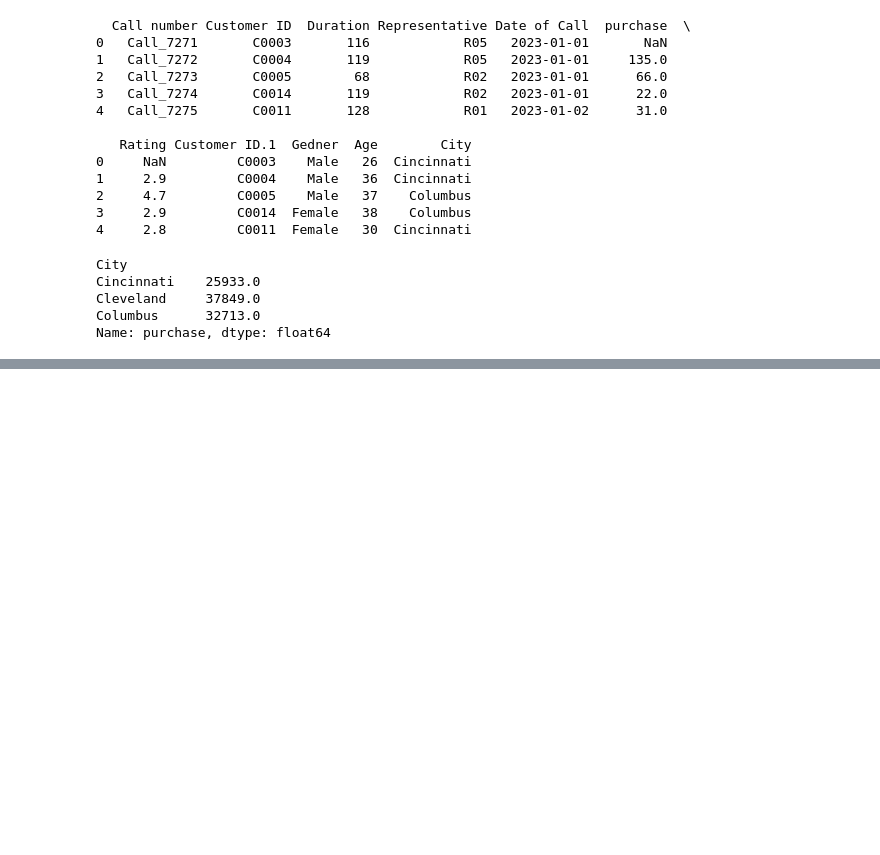
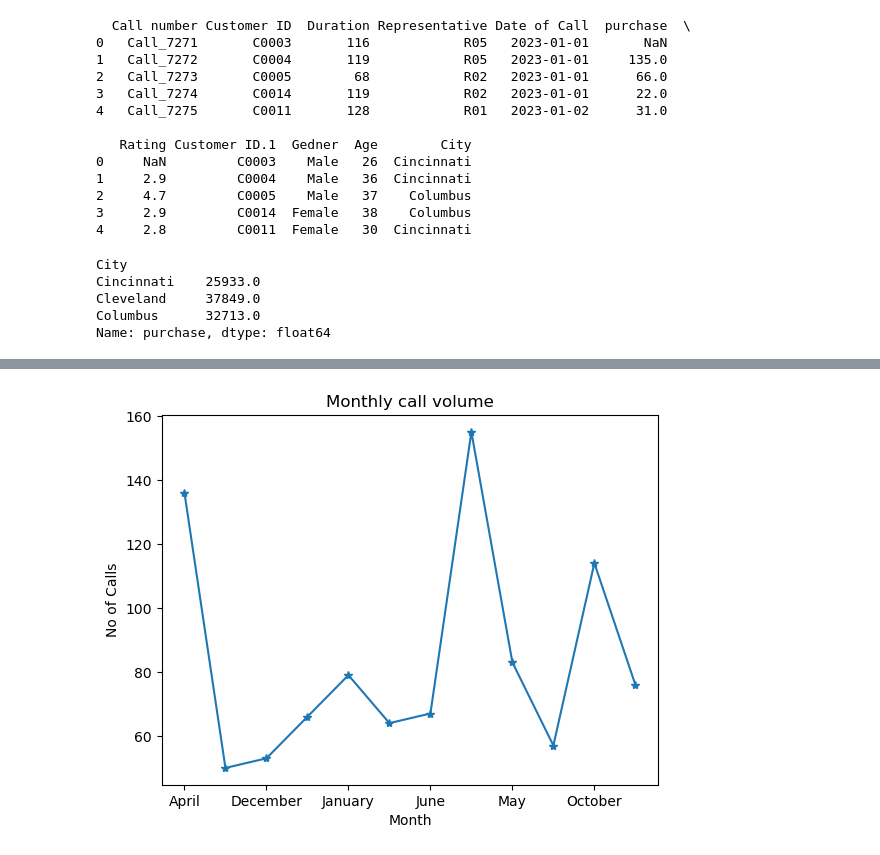
Before and after one commit to RAMAPRIYAM268/Call-Centre-Performance-Analysis, a Jupyter notebook: Source/call_centre.ipynb, the cells around one changed output, grey strips where cells are left out. Saved outputs shown, nothing was run; the diff lists cells and outputs as text; code cells hidden in the pictures; blank space fills up the shorter version.

Commit message:
Charts done

```diff
--- a/Source/call_centre.ipynb
+++ b/Source/call_centre.ipynb
@@ -538,0 +667,2 @@ Name: purchase, dtype: float64
+# %%
+calls["Month"]=calls["Date of Call"].dt.month_name()
@@ -538,0 +692,10 @@ Name: purchase, dtype: float64
+# %%
+# How busy each month
+Monthly_calls=calls.groupby("Month")["Call number"].count()
+# %%
+Monthly_calls.plot(kind="line",marker="*")
+plt.ylabel("No of Calls")
+plt.title("Monthly call volume")
+plt.show()
+# %% [output]
+[figure, added]
```
Also changed, not shown: parts of 50 cells of this notebook, 1 other file.
